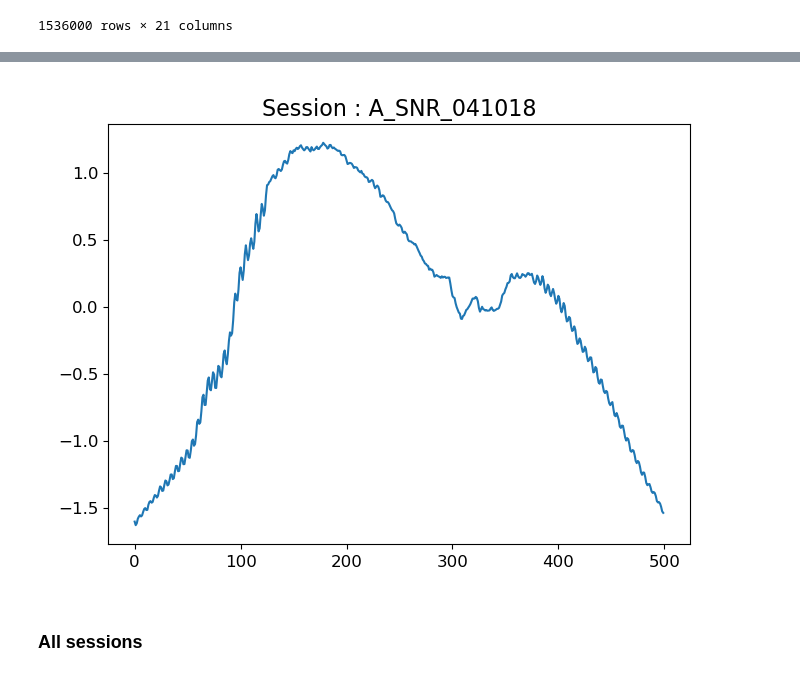
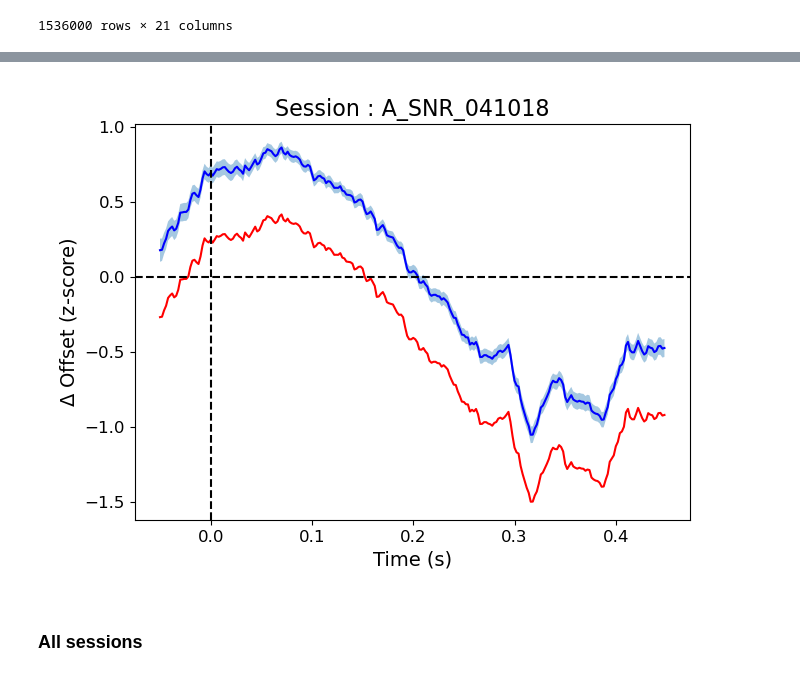
Before and after one commit to voytekresearch/v1_v4_1024_elec, a Jupyter notebook: notebooks/plotting/plot_stm_params.ipynb, the cells around one changed output, grey strips where cells are left out. Cells and saved outputs as stored; diff of their text form; code cells hidden in the pictures.

```diff
--- a/notebooks/plotting/plot_stm_params.ipynb
+++ b/notebooks/plotting/plot_stm_params.ipynb
@@ -81,0 +84,4 @@ data_az
+# %%
+# add time variable to df
+data_az = data_az.assign(time = (data_az.get('window')/FS) + EPOCH_TIMES[0])
+data_az
@@ -81,0 +102,19 @@ data_az
+# %%
+# compute left and right endpoint confidence intervals
+lci_off = np.array([])
+rci_off = np.array([])
+lci_exps = np.array([])
+rci_exps = np.array([])
+
+for i in np.unique(data_az.get('window')):
+    window_df = data_az[data_az.get('window') == i]
+
+    ci_offset = compute_confidence_interval(window_df.get('z_offset'))
+    lci_off = np.append(lci_off, ci_offset[0])
+    rci_off = np.append(rci_off, ci_offset[1])
+
+    ci_exponent = compute_confidence_interval(window_df.get('z_exponent'))
+    lci_exps = np.append(lci_exps, ci_exponent[0])
+    rci_exps = np.append(rci_exps, ci_exponent[0])
+
+len(lci_off)
@@ -81,0 +141,5 @@ data_az
+# %%
+# subtract basleine for offset (data_az)
+relative_off = subtract_baseline(data_az.get('z_offset'), data_az.get('time'), np.array([data_az.get('time').min(), 0]))
+data_az = data_az.assign(relative_offset=relative_off)
+data_az
@@ -82,15 +163,18 @@ data_az
 # %%
 data_az = data_az.groupby('window').mean().reset_index()
 
-# ci_offset = st.norm.interval(alpha=0.95, loc=np.mean(data_az.get('z_offset')), scale=st.sem(data_az.get('z_offset')))
-# ci_offset
-
 fig, ax = plt.subplots()
-ax.plot(data_az.get('window'), data_az.get('z_offset'))
+ax.plot(data_az.get('time'), data_az.get('z_offset'), c='b')
+ax.plot(data_az.get('time'), data_az.get('relative_offset'), c='r')
+ax.fill_between(data_az.get('time'), lci_off, rci_off, alpha=0.4)
 ax.set_title('Session : A_SNR_041018')
+ax.set_xlabel('Time (s)')
+ax.set_ylabel(r'$\Delta$ Offset (z-score)')
+ax.axhline(y=0, color='k', linestyle='--')
+ax.axvline(x=0, color='k', linestyle='--')
 plt.show()
 # ax.fill_between(avg_a18.get('window'), (avg_a18.get('z_offset') - ci), (avg_a18.get('z_offset') + ci), color='b', alpha=.1)
 # %% [output]
-[figure, old version]
+[figure, new version]
 # %% [markdown]
 ### All sessions
```
Also changed, not shown: parts of 9 cells of this notebook, 2 other files.
